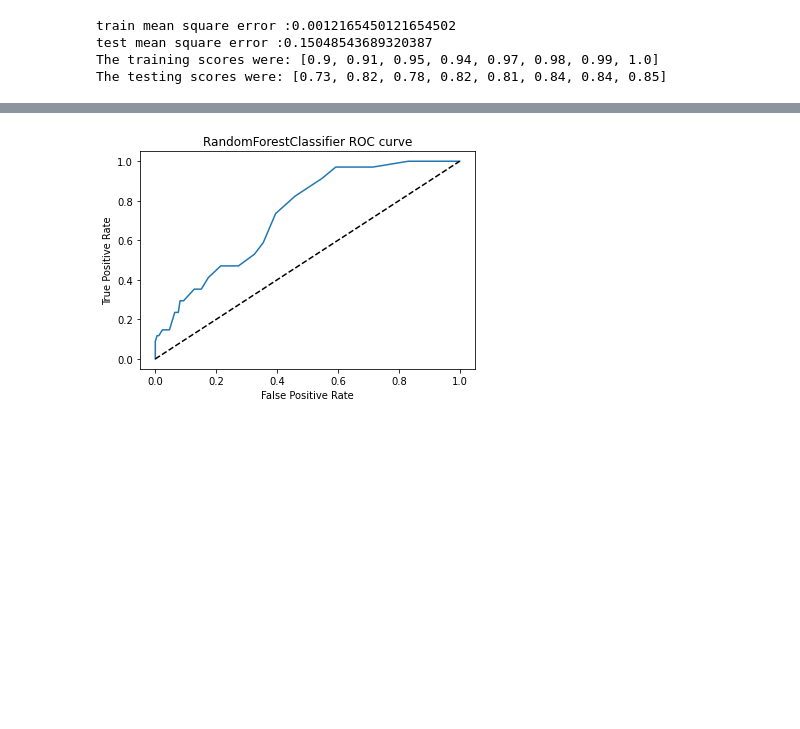
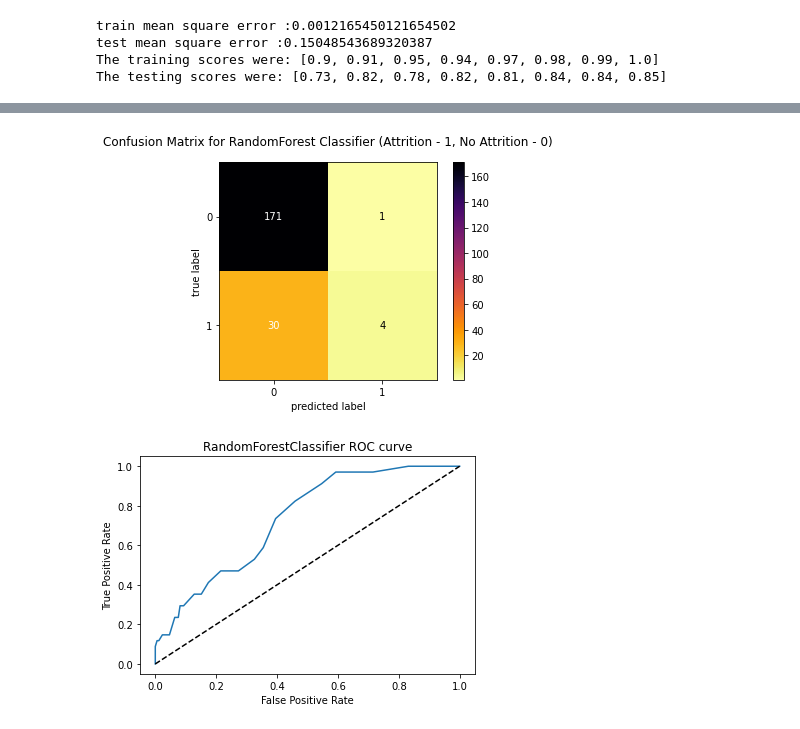
Before and after one commit to hritik5102/SHALA2020, a Jupyter notebook: 05-Assignment/ML_L1_Assignment.ipynb, the cells around one changed output, grey strips where cells are left out. Drawn from its saved outputs; the diff is of its cells as text; code cells hidden in the pictures; blank space fills up the shorter version.

```diff
--- a/05-Assignment/ML_L1_Assignment.ipynb
+++ b/05-Assignment/ML_L1_Assignment.ipynb
@@ -215,3 +261,12 @@ The testing scores were: [0.73, 0.82, 0.78, 0.82, 0.81, 0.84, 0.84, 0.85]
+# %%
+from mlxtend.plotting import plot_confusion_matrix
+cm = confusion_matrix(y_test, test_predictions)
+# %%
+fig, ax = plot_confusion_matrix(conf_mat=cm,cmap='inferno_r',colorbar=True)
+plt.title('Confusion Matrix for RandomForest Classifier (Attrition - 1, No Attrition - 0)')
+plt.show()
+# %% [output]
+[figure, added]
 # %%
 from sklearn.metrics import roc_curve
 probs = rfc.predict_proba(X_test)
```
Also changed, not shown: parts of 15 cells of this notebook, 34 other files.
